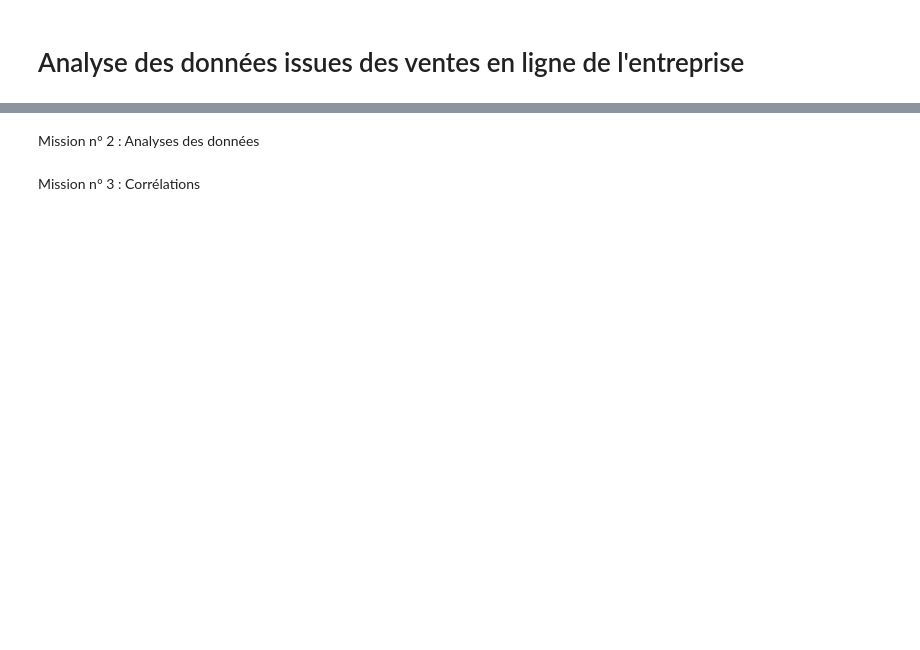
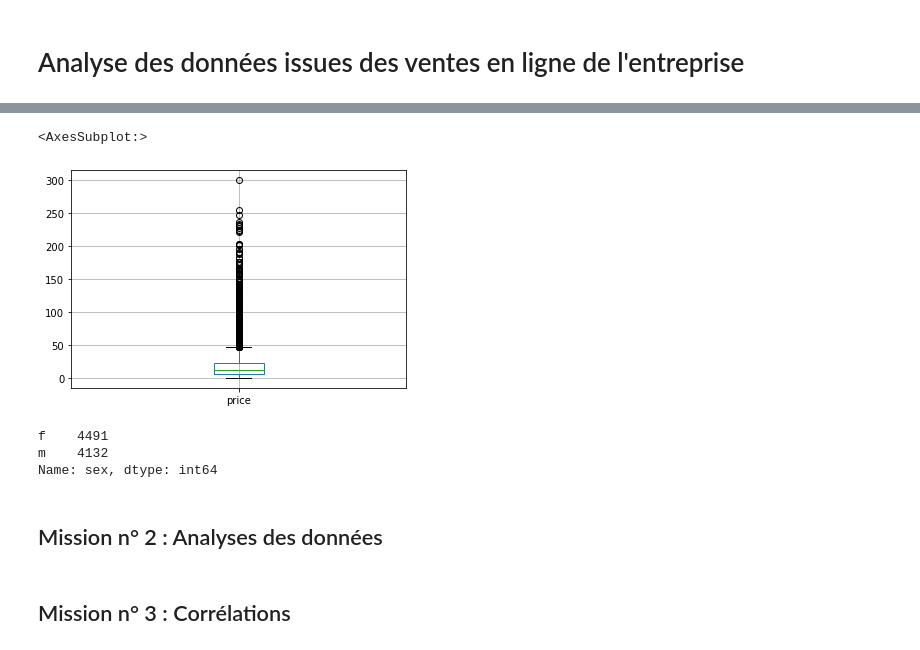
Before and after one commit to lilifull/Brief_7, a Jupyter notebook: Analyse_Librairie.ipynb, the cells around one changed output, grey strips where cells are left out. Cells and saved outputs as stored; diff of their text form; code cells hidden in the pictures; blank space fills up the shorter version.

```diff
--- a/Analyse_Librairie.ipynb
+++ b/Analyse_Librairie.ipynb
@@ -11,4 +221,17 @@ Mission n° 1 : Nettoyage des données
+# %%
+df_produit.drop(df_produit.index[df_produit['price'] < 0], inplace = True)
+# %%
+df_produit[['price']].boxplot()
+# %% [output]
+<AxesSubplot:>
+[figure, added]
+# %%
+df_client.sex.value_counts()
+# %% [output]
+f    4491
+m    4132
+Name: sex, dtype: int64
 # %% [markdown]
-Mission n° 2 : Analyses des données
+## Mission n° 2 : Analyses des données
 # %% [markdown]
-Mission n° 3 : Corrélations
+## Mission n° 3 : Corrélations
```
Also changed, not shown: parts of 27 cells of this notebook.
